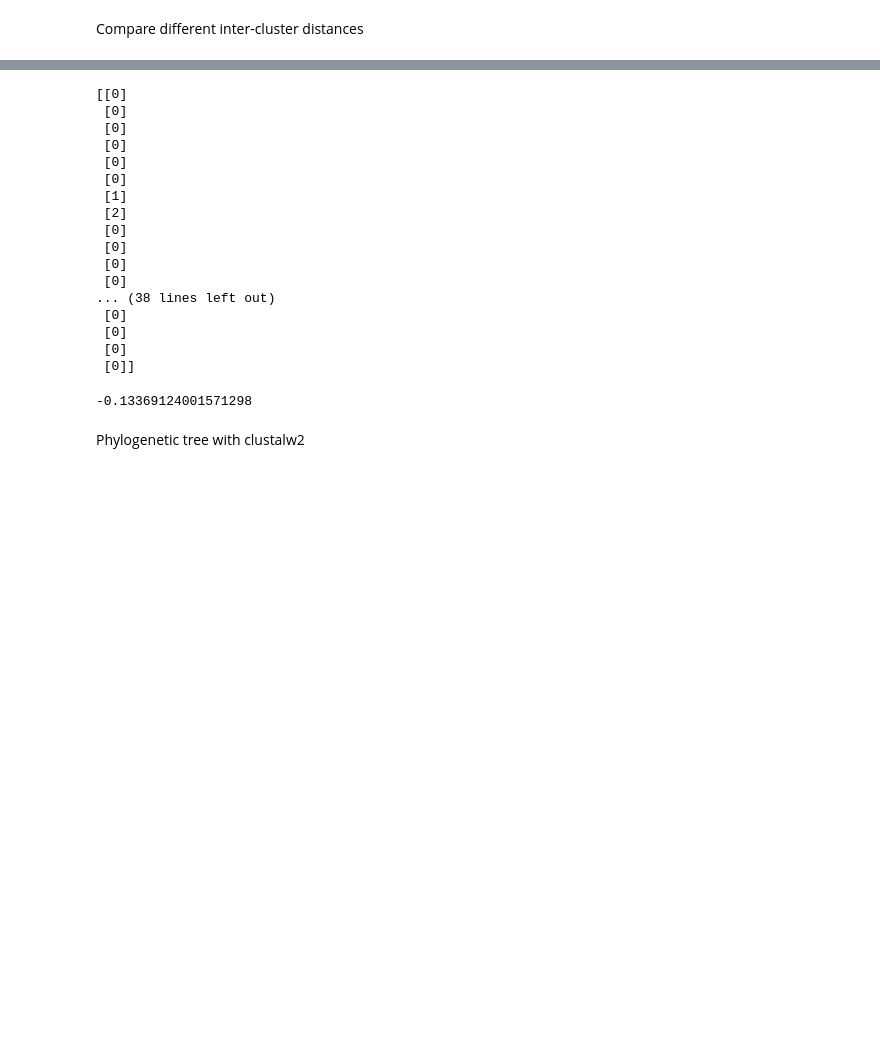
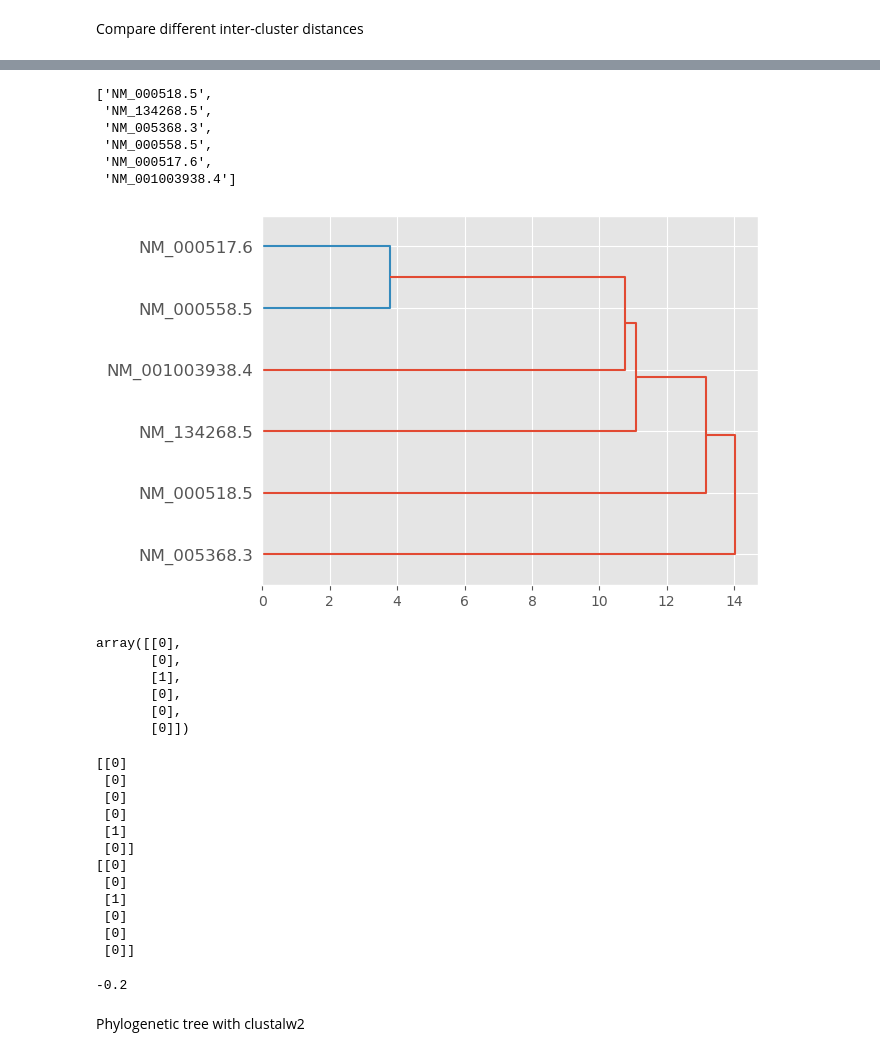
Before and after one commit to matteotolloso/BioEmbedding, a Jupyter notebook: hierarchical.ipynb, the cells around one changed output, grey strips where cells are left out. Saved outputs shown, nothing was run; the diff lists cells and outputs as text; code cells hidden in the pictures; blank space fills up the shorter version.

```diff
--- a/hierarchical.ipynb
+++ b/hierarchical.ipynb
@@ -101,8 +112,29 @@ INFO  : Done. Use matplotlib.pyplot.show() to show plot. (tanglegram.tangle)
+# %%
+dendrogram(linkage_matrix_A, labels=IDs, orientation="right")
+IDs
+# %% [output]
+['NM_000518.5',
+ 'NM_134268.5',
+ 'NM_005368.3',
+ 'NM_000558.5',
+ 'NM_000517.6',
+ 'NM_001003938.4']
+[figure, added]
+# %%
+labels = cut_tree(linkage_matrix_A, n_clusters=2)
+labels
+# %% [output]
+array([[0],
+       [0],
+       [1],
+       [0],
+       [0],
+       [0]])
 # %%
 from scipy.cluster.hierarchy import cut_tree
 from sklearn.metrics import adjusted_rand_score
 
-n_clusters = 4
+n_clusters = 2
 
 gt_labels = cut_tree(gt_matrix, n_clusters=n_clusters)
 print(gt_labels)
@@ -118,20 +150,15 @@ adjusted_rand_score(labels_true=gt_labels, labels_pred=pred_labels)
  [0]
  [0]
  [0]
- [0]
+ [1]
+ [0]]
+[[0]
  [0]
  [1]
- [2]
- [0]
- [0]
- [0]
- [0]
-... (38 lines left out)
- [0]
  [0]
  [0]
  [0]]
--0.13369124001571298
+-0.2
 # %% [markdown]
 Phylogenetic tree with clustalw2
 # %%
```
Also changed, not shown: parts of 5 cells of this notebook, 4 other files.
